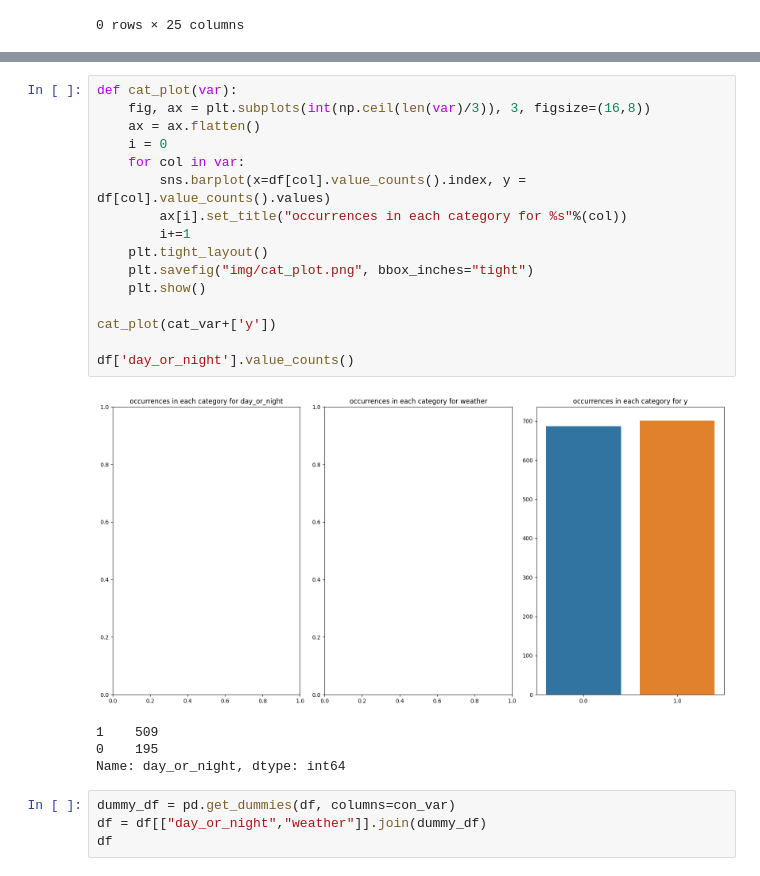
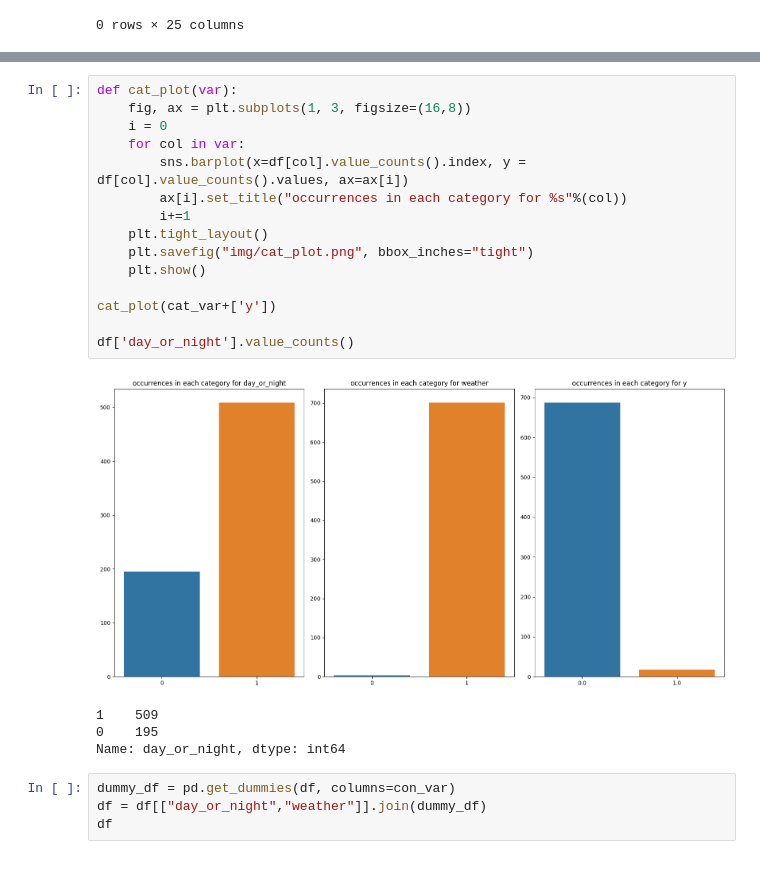
Before and after one commit to kamo1010/injury-big-data, a Jupyter notebook: Untitled3.ipynb, the cells around one changed output, grey strips where cells are left out. Saved outputs shown, nothing was run; the diff lists cells and outputs as text.

```diff
--- a/Untitled3.ipynb
+++ b/Untitled3.ipynb
@@ -320,22 +338,21 @@ con_plot(con_var, "1")
 [figure]
 # %%
 def cat_plot(var):
-    fig, ax = plt.subplots(int(np.ceil(len(var)/3)), 3, figsize=(16,8))
-    ax = ax.flatten()
+    fig, ax = plt.subplots(1, 3, figsize=(16,8))
     i = 0
     for col in var:
-        sns.barplot(x=df[col].value_counts().index, y = df[col].value_counts().values)
+        sns.barplot(x=df[col].value_counts().index, y = df[col].value_counts().values, ax=ax[i])
         ax[i].set_title("occurrences in each category for %s"%(col))
         i+=1
     plt.tight_layout()
     plt.savefig("img/cat_plot.png", bbox_inches="tight")
     plt.show()
 
 cat_plot(cat_var+['y'])
 
 df['day_or_night'].value_counts()
 # %% [output]
-[figure, old version]
+[figure, new version]
 1    509
 0    195
 Name: day_or_night, dtype: int64
```
Also changed, not shown: parts of 3 cells of this notebook.
